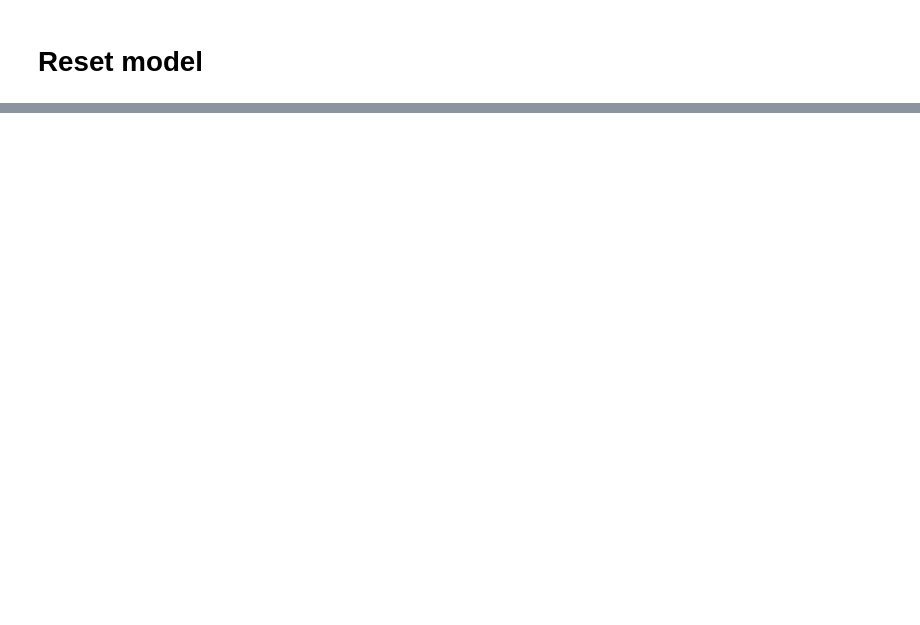
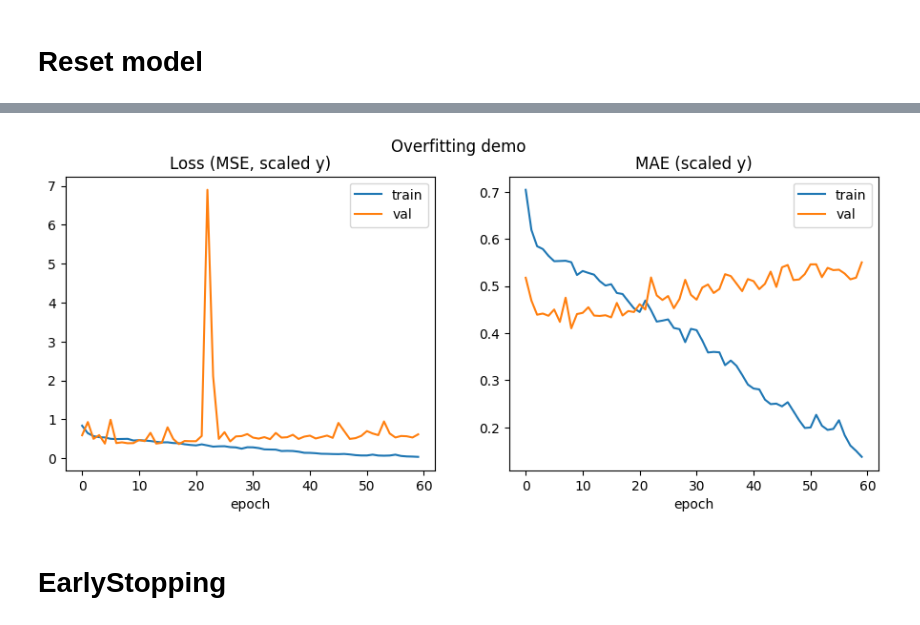
Before and after one commit to SparklePh/KMITL_Deep_Learning_Workshop, a Jupyter notebook: Deep_learning_workshop_2.ipynb, the cells around one changed output, grey strips where cells are left out. Cells and saved outputs as stored; diff of their text form; code cells hidden in the pictures; blank space fills up the shorter version.

```diff
--- a/Deep_learning_workshop_2.ipynb
+++ b/Deep_learning_workshop_2.ipynb
@@ -169,3 +249,9 @@ plot_history(history, "Overfitting demo")
+# %%
+plot_history(history, "Overfitting demo")
+# %% [output]
+[figure, added]
+# %% [markdown]
+# EarlyStopping
 # %%
 input_dim = X_train.shape[1]
 
```
Also changed, not shown: parts of 18 cells of this notebook.
